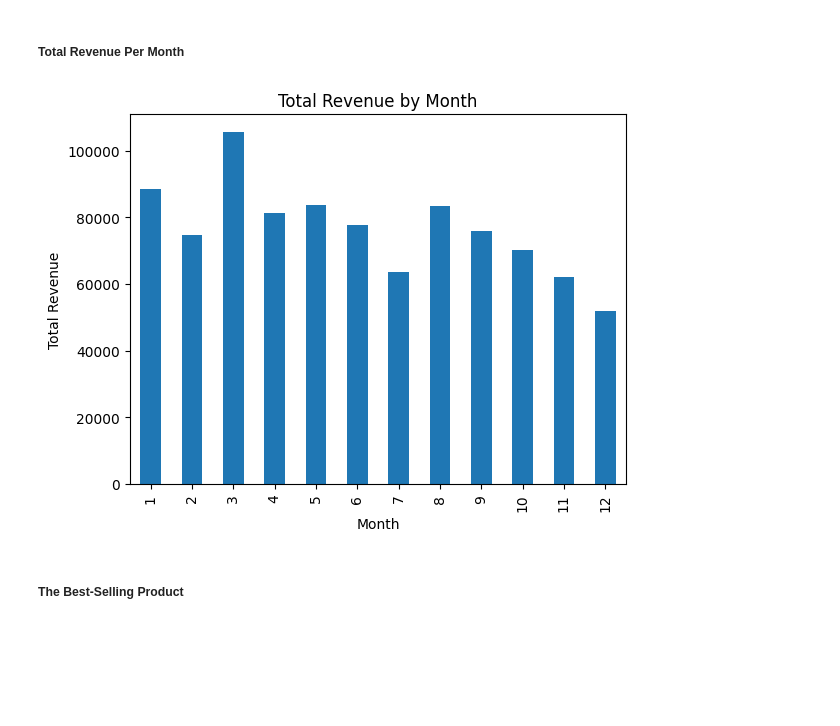
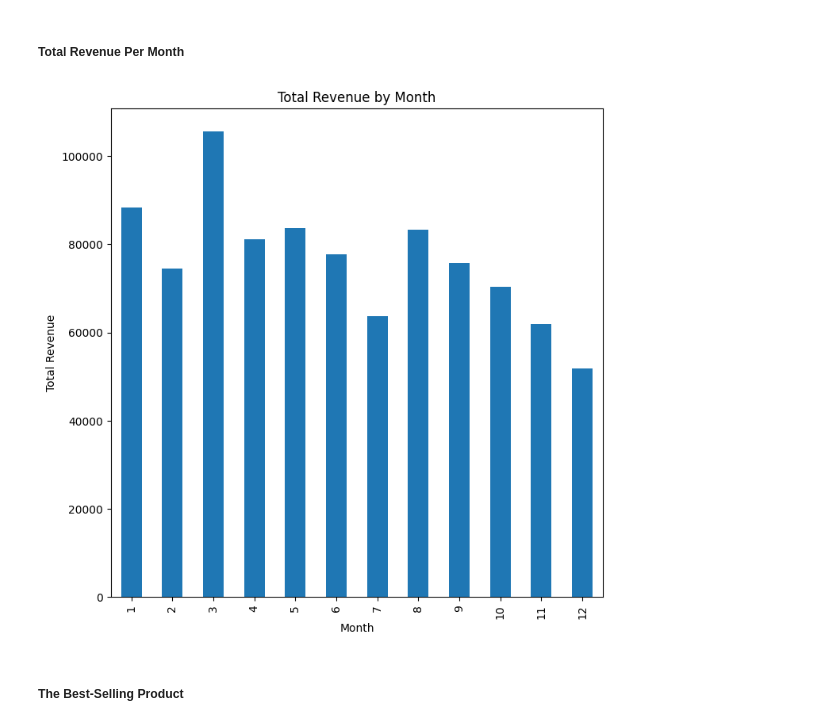
Before and after one commit to marvinobig/pcparts-da, a Jupyter notebook: sales-analysis.ipynb, the cells around one changed output. Saved outputs shown, nothing was run; the diff lists cells and outputs as text; code cells hidden in the pictures; blank space fills up the shorter version.

```diff
--- a/sales-analysis.ipynb
+++ b/sales-analysis.ipynb
@@ -111,13 +111,13 @@ sales_data_cleaned[['quantity_ordered', 'price_each', 'total_price']].describe()
 # %% [markdown]
 ##### Total Revenue Per Month
 # %%
-sales_data_cleaned.groupby(sales_data_cleaned['order_date'].dt.month)['total_price'].sum().plot(kind='bar')
+sales_data_cleaned.groupby(sales_data_cleaned['order_date'].dt.month)['total_price'].sum().plot(kind='bar', figsize=(8, 8))
 plt.title('Total Revenue by Month')
 plt.xlabel('Month')
 plt.ylabel('Total Revenue')
 plt.show()
 # %% [output]
-[figure, old version]
+[figure, new version]
 # %% [markdown]
 ##### The Best-Selling Product
 # %%
```
Also changed, not shown: parts of 4 cells of this notebook.
